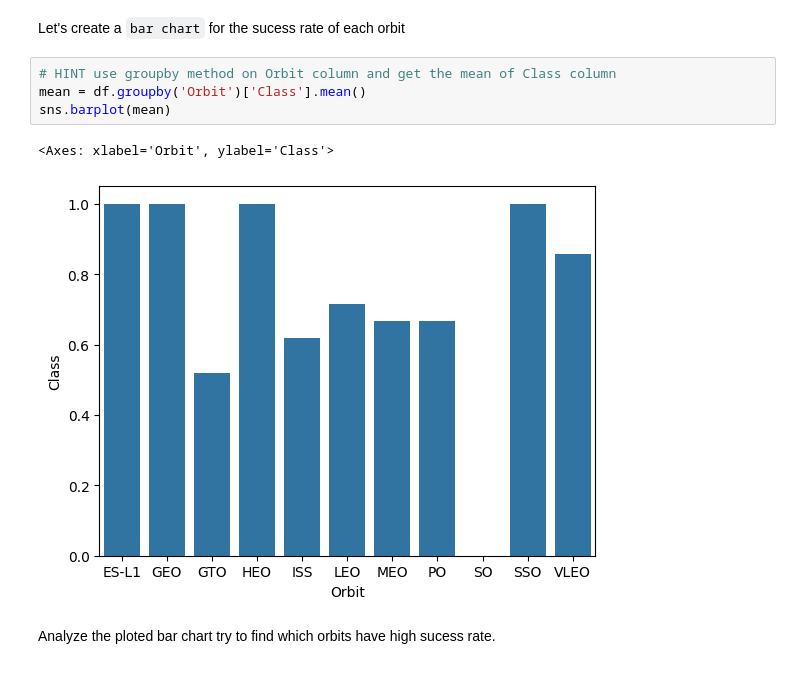
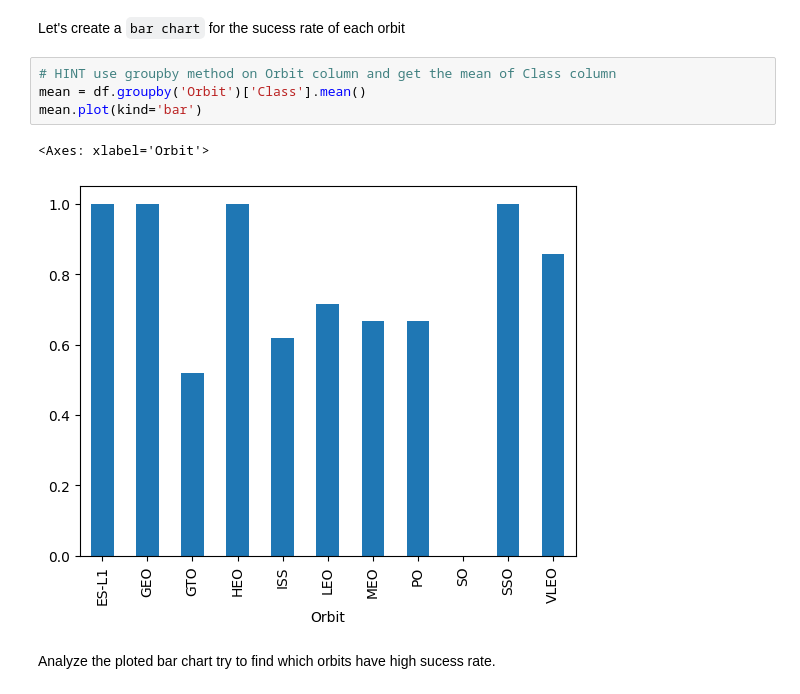
Before and after one commit to peterbean410/Winning-Space-Race-With-Science, a Jupyter notebook: jupyter-labs-eda-dataviz-v2.ipynb, the cells around one changed output. Drawn from its saved outputs; the diff is of its cells as text.

```diff
--- a/jupyter-labs-eda-dataviz-v2.ipynb
+++ b/jupyter-labs-eda-dataviz-v2.ipynb
@@ -117,10 +179,10 @@ Let's create a `bar chart` for the sucess rate of each orbit
 # %%
 # HINT use groupby method on Orbit column and get the mean of Class column
 mean = df.groupby('Orbit')['Class'].mean()
-sns.barplot(mean)
+mean.plot(kind='bar')
 # %% [output]
-<Axes: xlabel='Orbit', ylabel='Class'>
+<Axes: xlabel='Orbit'>
-[figure, old version]
+[figure, new version]
 # %% [markdown]
 Analyze the ploted bar chart try to find which orbits have high sucess rate.
 # %% [markdown]
```
Also changed, not shown: parts of 10 cells of this notebook, 3 other files.
